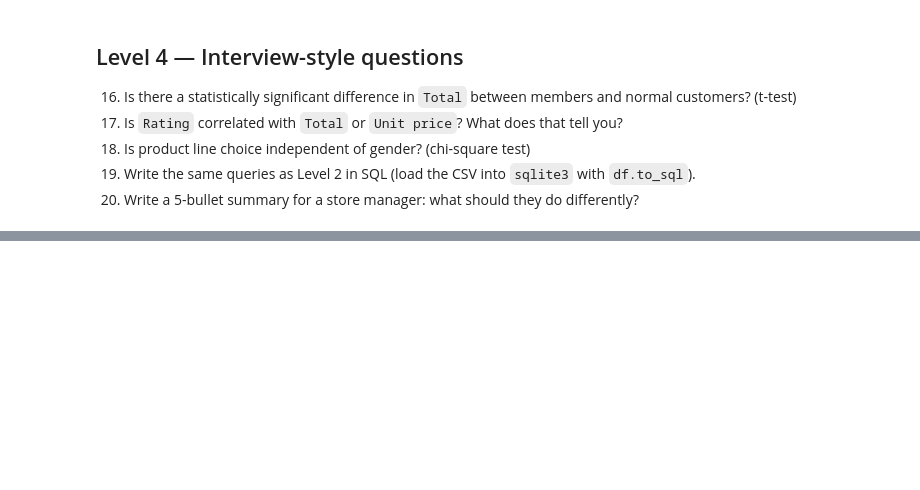
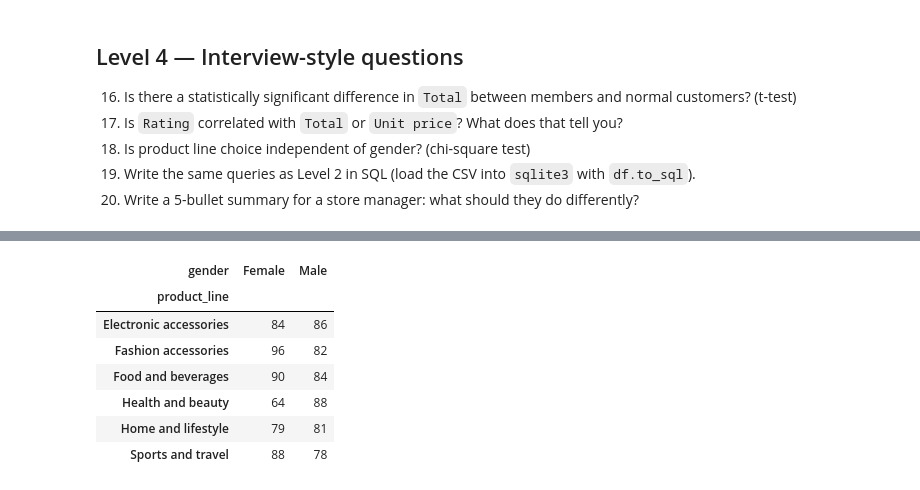
Before and after one commit to Talibdev27/supermarket-sales-analysis, a Jupyter notebook: practice.ipynb, the cells around one changed output, grey strips where cells are left out. Saved outputs shown, nothing was run; the diff lists cells and outputs as text; code cells hidden in the pictures; blank space fills up the shorter version.

```diff
--- a/practice.ipynb
+++ b/practice.ipynb
@@ -510,0 +587,13 @@ heat.style.background_gradient(cmap="Reds", axis=None).format("{:.0f}")
+# %%
+# Ex 18: number of sales per product line x gender
+table = pd.crosstab(df["product_line"], df["gender"])
+table
+# %% [output]
+| gender | Female | Male |
+| product_line |  |  |
+| Electronic accessories | 84 | 86 |
+| Fashion accessories | 96 | 82 |
+| Food and beverages | 90 | 84 |
+| Health and beauty | 64 | 88 |
+| Home and lifestyle | 79 | 81 |
+| Sports and travel | 88 | 78 |
```
Also changed, not shown: parts of 53 cells of this notebook.
